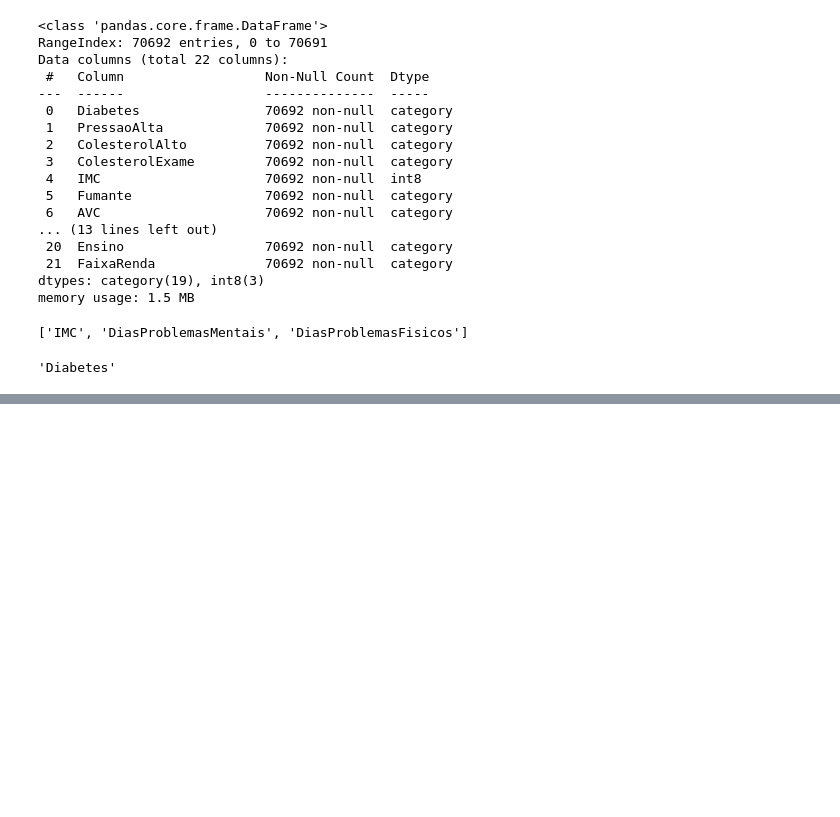
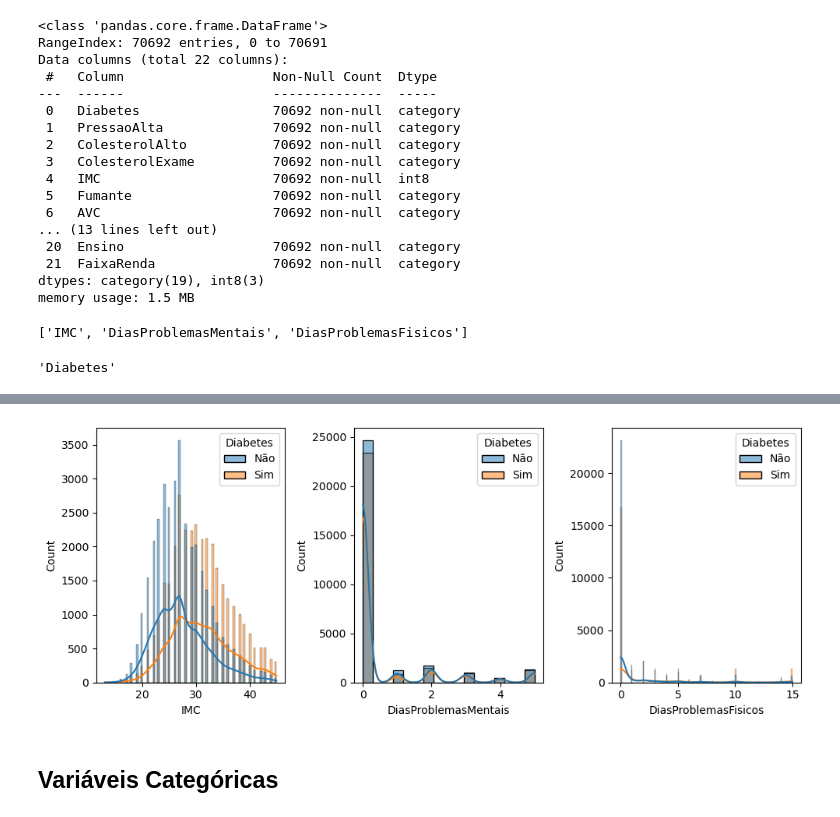
Before and after one commit to AndersonGregatti/projeto_teste, a Jupyter notebook: 01_fb_tratando_a_base.ipynb, the cells around one changed output, grey strips where cells are left out. Cells and saved outputs as stored; diff of their text form; code cells hidden in the pictures; blank space fills up the shorter version.

```diff
--- a/01_fb_tratando_a_base.ipynb
+++ b/01_fb_tratando_a_base.ipynb
@@ -133,0 +606,12 @@ colunas_nao_binarias
+# %%
+fig, axs = plt.subplots(1, 3, figsize=(10, 4))
+
+for ax, coluna in zip(axs, colunas_numericas):
+    sns.histplot(data=df_diabetes_sem_outliers, x=coluna, hue=coluna_alvo, kde=True, ax=ax)
+
+plt.tight_layout()
+plt.show()
+# %% [output]
+[figure, added]
+# %% [markdown]
+## Variáveis Categóricas
```
Also changed, not shown: parts of 48 cells of this notebook.
